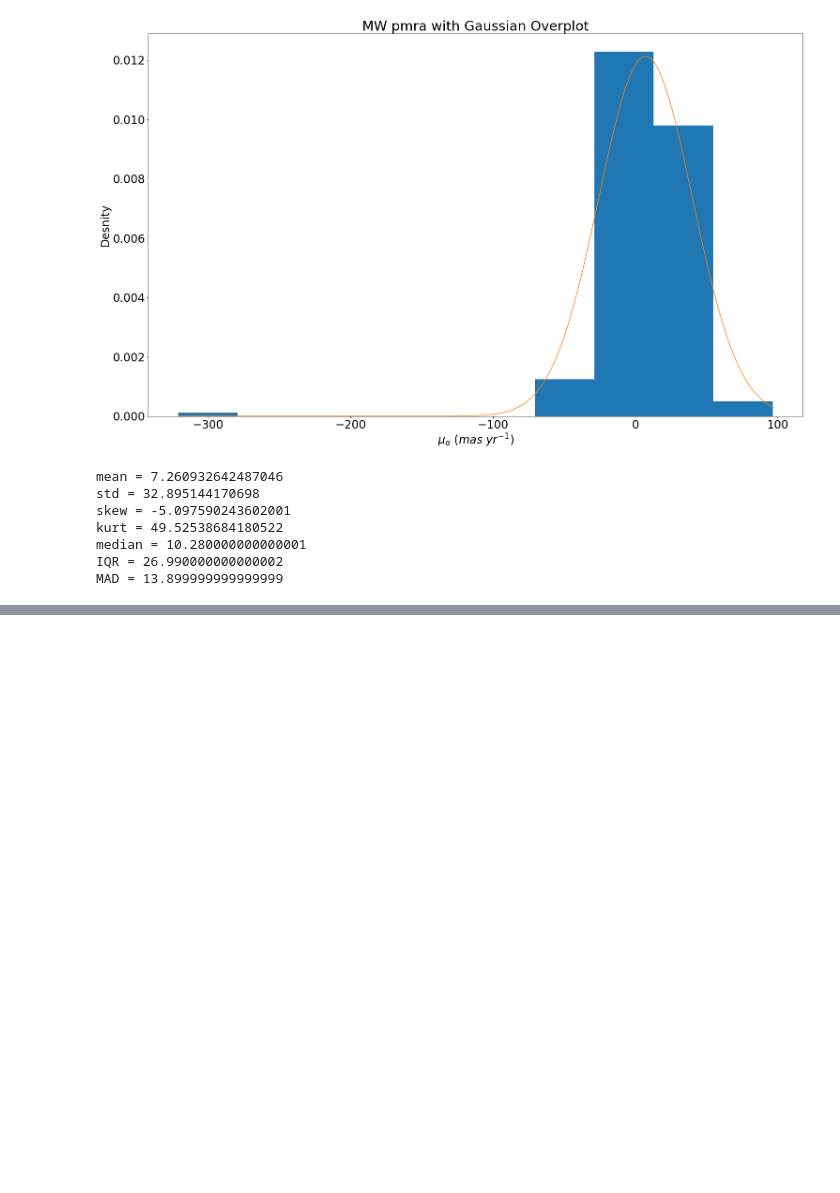
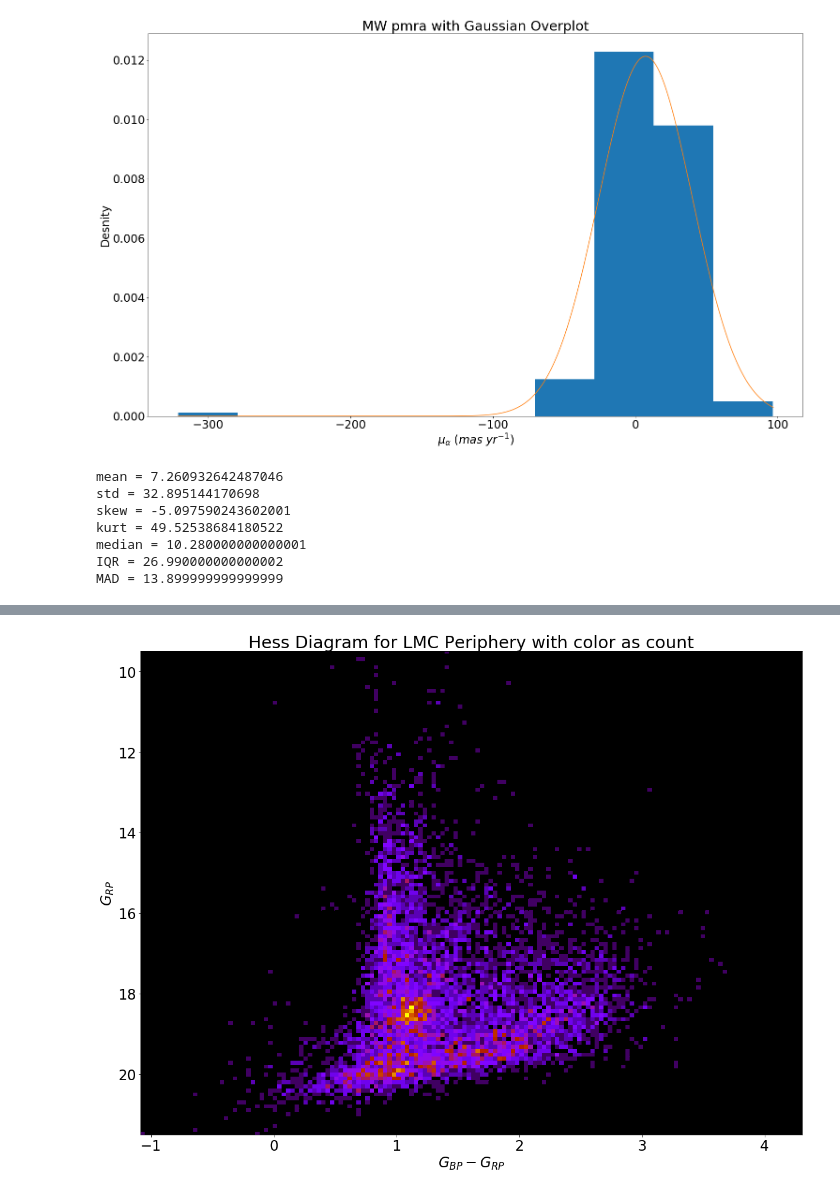
Before and after one commit to JoshuaPovick/MS_young, a Jupyter notebook: MSyoung2.ipynb, the cells around one changed output, grey strips where cells are left out. Cells and saved outputs as stored; diff of their text form; code cells hidden in the pictures; blank space fills up the shorter version.

```diff
--- a/MSyoung2.ipynb
+++ b/MSyoung2.ipynb
@@ -1251,0 +1254,32 @@ plt.show()
+# %%
+###Create color magnitude cutoff function
+
+def cutmagid(color, magnitude, cut, desig):
+    data = []
+    clean1 = []
+    clean2 = []
+    cutdat = []
+    x = []
+    y = []
+    z = []
+    for j0 in range(len(color)):
+        data.append([color[j0],magnitude[j0],desig[j0]])
+
+    for j1 in range(len(data)):
+        if np.isfinite(data[j1][0]) == True:
+            clean1.append(data[j1])
+
+    for j2 in range(len(clean1)):
+        if np.isfinite(clean1[j2][1]) == True:
+            clean2.append(clean1[j2])
+
+    for j3 in range(len(clean2)):
+        if clean2[j3][1] <= cut:
+            cutdat.append(clean2[j3])
+
+    for j4 in range(len(cutdat)):
+        x.append(cutdat[j4][0])
+        y.append(cutdat[j4][1])
+        z.append(cutdat[j4][2])
+
+    return x, y, z
@@ -1251,0 +1289,15 @@ plt.show()
+# %%
+###Create Hess Diagram for LMC Periphery
+lx, ly, lz = cutmagid(lmcper['bp_rp'],lmcper['phot_rp_mean_mag'],24,lmcper['designation'])
+
+lhess = binned_statistic_2d(lx, ly, None, 'count',bins=150)
+
+plt.figure(figsize=[20,15])
+plt.pcolormesh(lhess.x_edge,lhess.y_edge,lhess.statistic.T,cmap='gnuplot')
+plt.ylim(21.5,9.5)
+plt.xlabel('$G_{BP}-G_{RP}$')
+plt.ylabel('$G_{RP}$')
+plt.title('Hess Diagram for LMC Periphery with color as count')
+plt.show()
+# %% [output]
+[figure, added]
```
Also changed, not shown: parts of 22 cells of this notebook.
